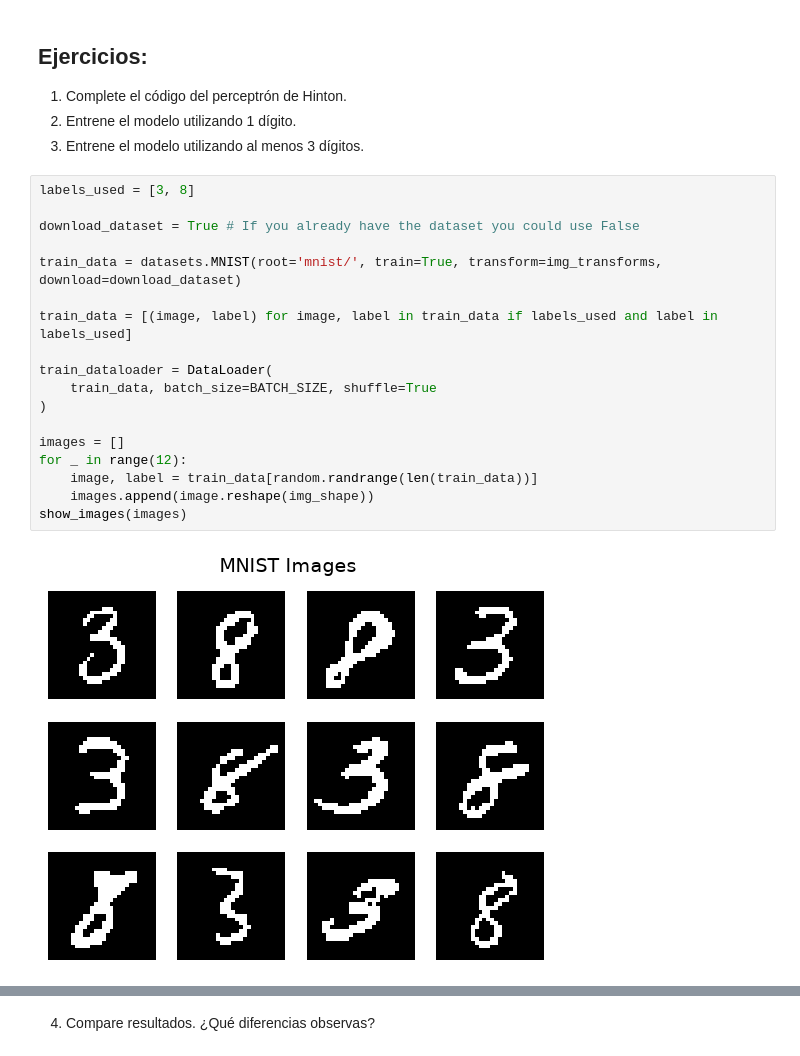
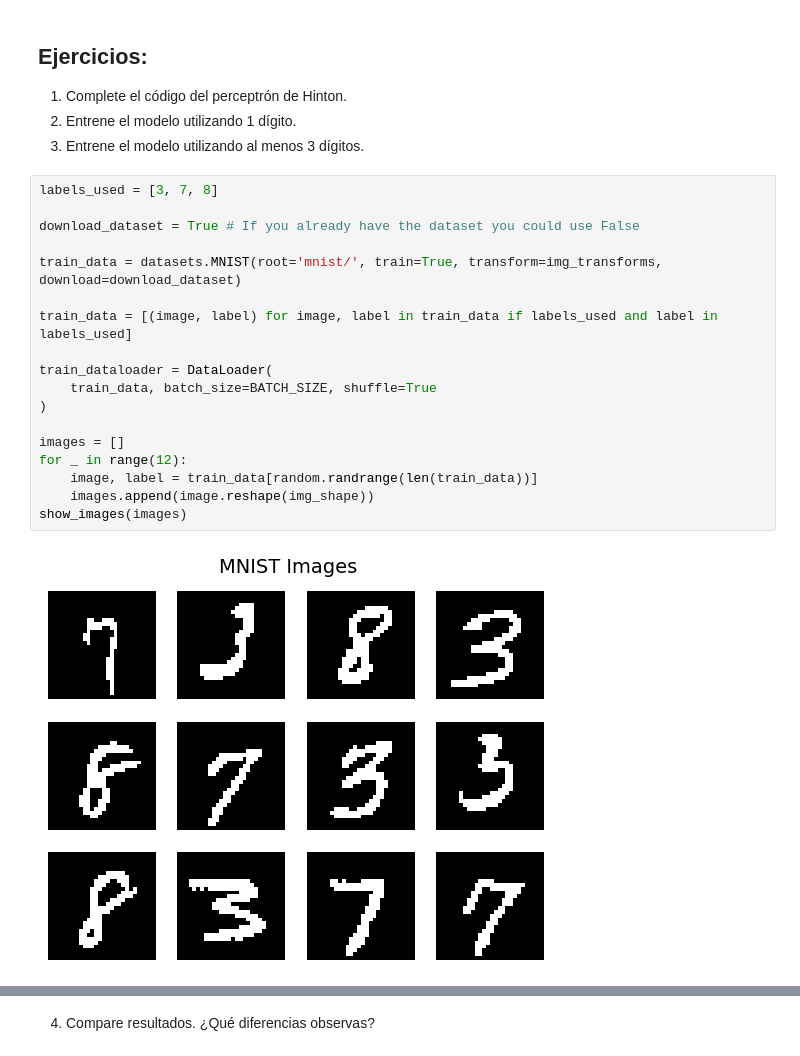
Before and after one commit to rodrigobeniteza/ORT-AI, a Jupyter notebook: AI Generativa/Practicos/Práctico 3/Hinton_JL.ipynb, the cells around one changed output, grey strips where cells are left out. Drawn from its saved outputs; the diff is of its cells as text.

```diff
--- a/AI Generativa/Practicos/Práctico 3/Hinton_JL.ipynb
+++ b/AI Generativa/Practicos/Práctico 3/Hinton_JL.ipynb
@@ -299,23 +319,23 @@ show_images(imgs, "Generated Images after training")
 2) Entrene el modelo utilizando 1 dígito.
 3) Entrene el modelo utilizando al menos 3 dígitos.
 # %%
-labels_used = [3, 8]
+labels_used = [3, 7, 8]
 
 download_dataset = True # If you already have the dataset you could use False
 
 train_data = datasets.MNIST(root='mnist/', train=True, transform=img_transforms, download=download_dataset)
 
 train_data = [(image, label) for image, label in train_data if labels_used and label in labels_used]
 
 train_dataloader = DataLoader(
     train_data, batch_size=BATCH_SIZE, shuffle=True
 )
 
 images = []
 for _ in range(12):
     image, label = train_data[random.randrange(len(train_data))]
     images.append(image.reshape(img_shape))
 show_images(images)
 # %% [output]
-[figure, old version]
+[figure, new version]
 # %%
```
Also changed, not shown: parts of 17 cells of this notebook, 1 other file.
